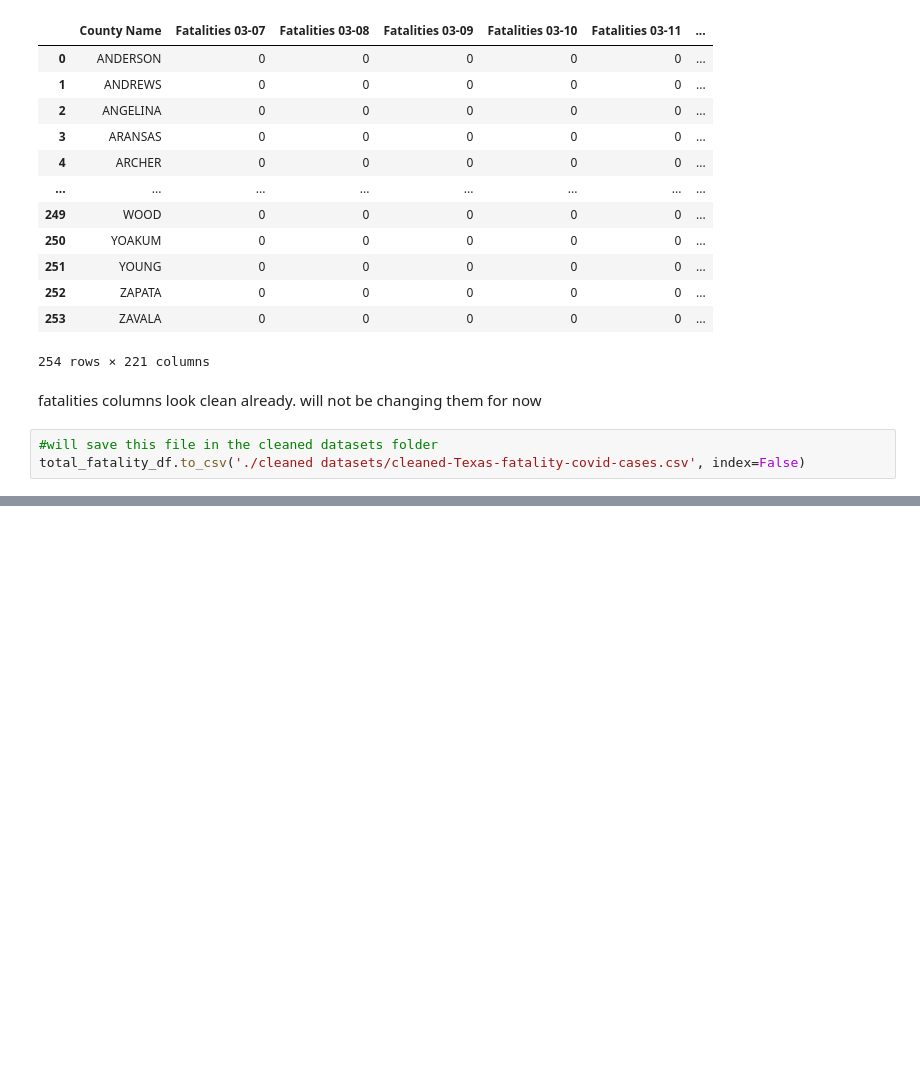
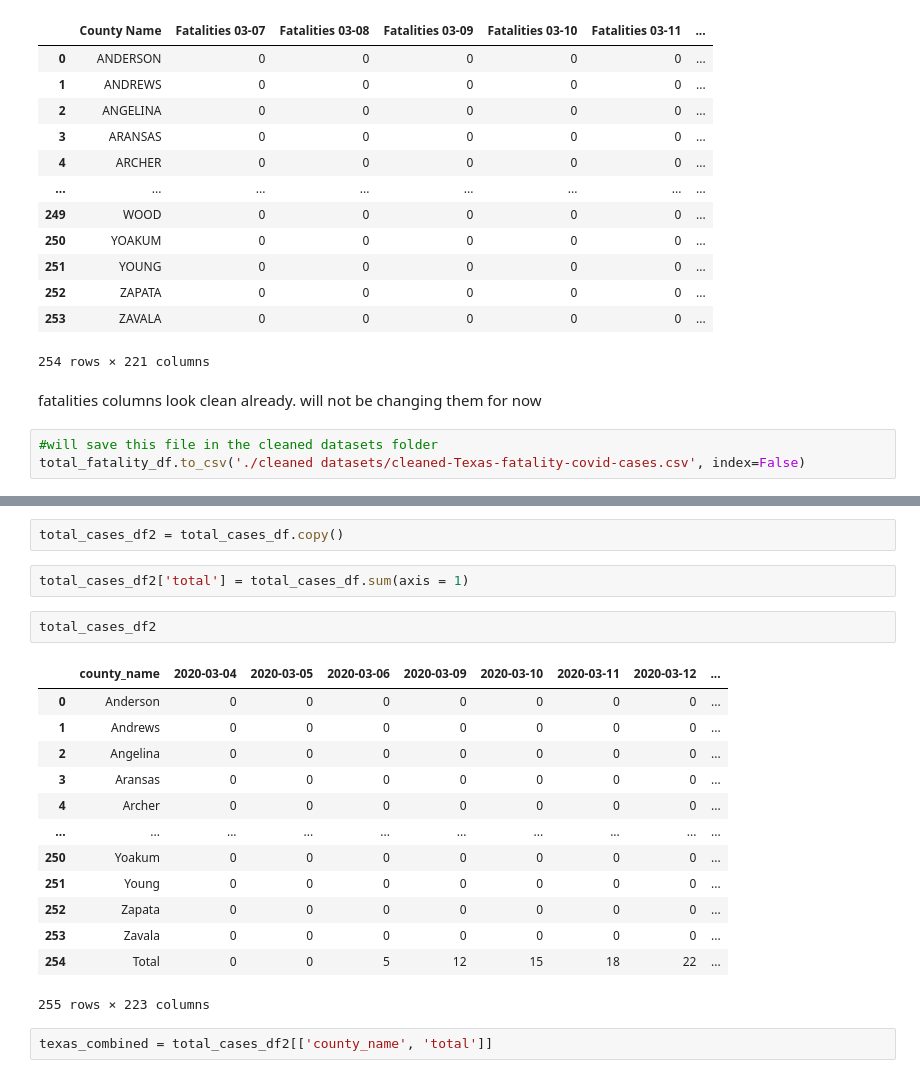
Before and after one commit to cxclark/covid19-analysis, a Jupyter notebook: Texas/Texas-data-cleaning.ipynb, the cells around one changed output, grey strips where cells are left out. Saved outputs shown, nothing was run; the diff lists cells and outputs as text; blank space fills up the shorter version.

Commit message:
combined the texas and census data

```diff
--- a/Texas/Texas-data-cleaning.ipynb
+++ b/Texas/Texas-data-cleaning.ipynb
@@ -190,0 +204,22 @@ total_fatality_df.to_csv('./cleaned datasets/cleaned-Texas-fatality-covid-cases.
+# %%
+total_cases_df2 = total_cases_df.copy()
+# %%
+total_cases_df2['total'] = total_cases_df.sum(axis = 1)
+# %%
+total_cases_df2
+# %% [output]
+|  | county_name | 2020-03-04 | 2020-03-05 | 2020-03-06 | 2020-03-09 | 2020-03-10 | 2020-03-11 | 2020-03-12 | ... |
+| 0 | Anderson | 0 | 0 | 0 | 0 | 0 | 0 | 0 | ... |
+| 1 | Andrews | 0 | 0 | 0 | 0 | 0 | 0 | 0 | ... |
+| 2 | Angelina | 0 | 0 | 0 | 0 | 0 | 0 | 0 | ... |
+| 3 | Aransas | 0 | 0 | 0 | 0 | 0 | 0 | 0 | ... |
+| 4 | Archer | 0 | 0 | 0 | 0 | 0 | 0 | 0 | ... |
+| ... | ... | ... | ... | ... | ... | ... | ... | ... | ... |
+| 250 | Yoakum | 0 | 0 | 0 | 0 | 0 | 0 | 0 | ... |
+| 251 | Young | 0 | 0 | 0 | 0 | 0 | 0 | 0 | ... |
+| 252 | Zapata | 0 | 0 | 0 | 0 | 0 | 0 | 0 | ... |
+| 253 | Zavala | 0 | 0 | 0 | 0 | 0 | 0 | 0 | ... |
+| 254 | Total | 0 | 0 | 5 | 12 | 15 | 18 | 22 | ... |
+255 rows × 223 columns
+# %%
+texas_combined = total_cases_df2[['county_name', 'total']]
```
Also changed, not shown: parts of 25 cells of this notebook, 3 other files.
